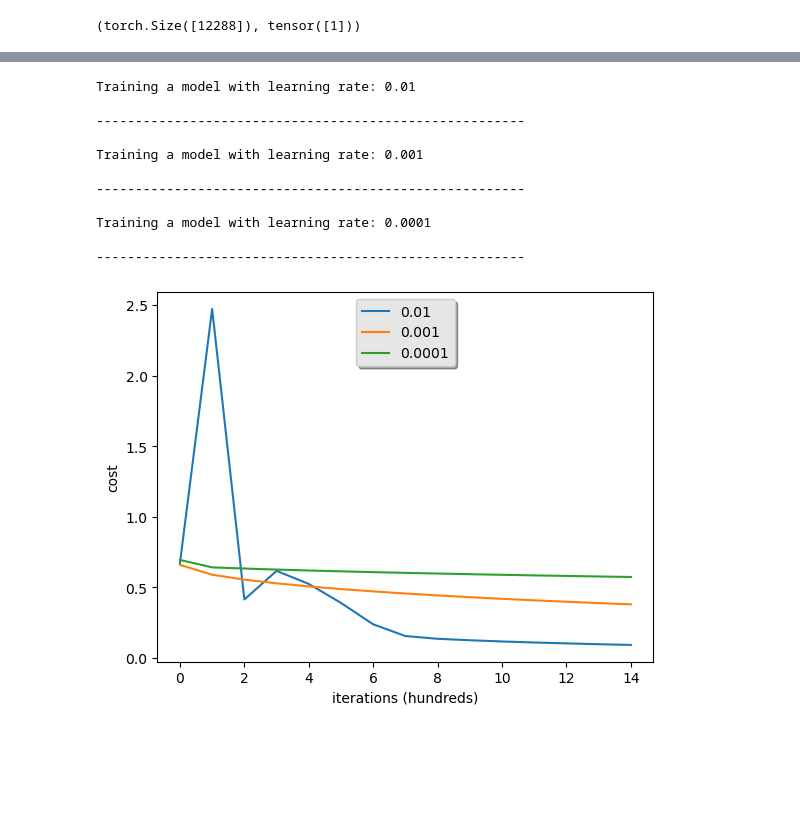
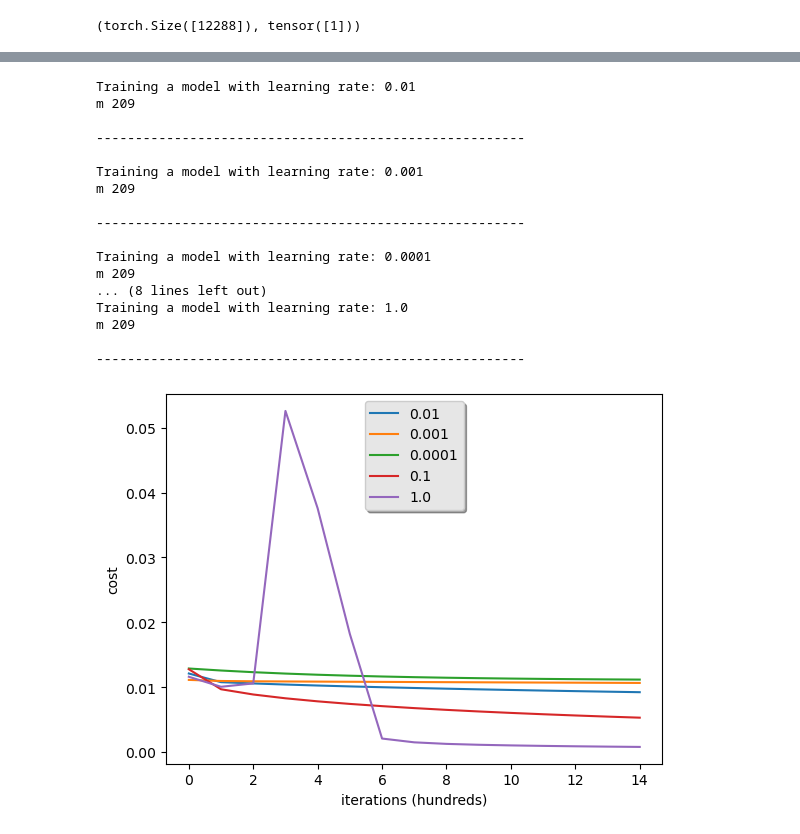
Before and after one commit to caestrada/Deep-Learning-Specialization, a Jupyter notebook: practice-03/logistic-regression-pytorch-1.ipynb, the cells around one changed output, grey strips where cells are left out. Cells and saved outputs as stored; diff of their text form; code cells hidden in the pictures; blank space fills up the shorter version.

Commit message:
refactor to using pytorch batch and linear function

```diff
--- a/practice-03/logistic-regression-pytorch-1.ipynb
+++ b/practice-03/logistic-regression-pytorch-1.ipynb
@@ -209,23 +212,21 @@ def model_2(dset, valid_dset, num_iterations=2000, learning_rate=0.5, print_cost
     dim = x.shape[0]
     linear_layer = nn.Linear(dim, 1)
 
-    dl = DataLoader(dset, batch_size=m)
-    for xb, yb in dl:
-        params, costs = optimize_2(xb, yb, linear_layer, num_iterations, learning_rate, print_cost)
+    params, costs = optimize_2(m, linear_layer, num_iterations, learning_rate, print_cost)
 
-        w = params['w']
-        b = params['b']
-        # Y_prediction_test = predict(linear_layer, w, b, X_test)
-        Y_prediction_train = predict_2(linear_layer, w, b, xb)
+    w = params['w']
+    b = params['b']
+    Y_prediction_test = predict_2(linear_layer, w, b, valid_x)
+    Y_prediction_train = predict_2(linear_layer, w, b, train_x)
 
-        # Print train/test Errors
-        if print_cost:
-            print("train accuracy: {} %".format(100 - torch.mean(np.abs(Y_prediction_train - yb)) * 100))
-            # print("test accuracy: {} %".format(100 - torch.mean(np.abs(Y_prediction_test - Y_test)) * 100))
+    # Print train/test Errors
+    if print_cost:
+        print("train accuracy: {} %".format(100 - torch.mean(torch.abs(Y_prediction_train - train_y)) * 100))
+        print("test accuracy: {} %".format(100 - torch.mean(torch.abs(Y_prediction_test - valid_y)) * 100))
 
 
     d = {"costs": torch.tensor(costs),
-        #  "Y_prediction_test": Y_prediction_test,
+         "Y_prediction_test": Y_prediction_test,
          "Y_prediction_train" : Y_prediction_train,
          "w" : w,
          "b" : b,
@@ -422,32 +270,38 @@ y = tensor(1), you predicted that it is a "0" picture.
 # %%
-learning_rates = [0.01, 0.001, 0.0001]
+learning_rates = [0.01, 0.001, 0.0001, 0.1, 1.]
 models = {}
 
 for lr in learning_rates:
     print ("Training a model with learning rate: " + str(lr))
-    models[str(lr)] = model(train_set_x, train_set_y, test_set_x, test_set_y, num_iterations=1500, learning_rate=lr, print_cost=False)
+    models[str(lr)] = model_2(dset, valid_dset, num_iterations=1500, learning_rate=lr, print_cost=False)
     print ('\n' + "-------------------------------------------------------" + '\n')
 
 for lr in learning_rates:
     plt.plot(np.squeeze(models[str(lr)]["costs"]), label=str(models[str(lr)]["learning_rate"]))
 
 plt.ylabel('cost')
 plt.xlabel('iterations (hundreds)')
 
 legend = plt.legend(loc='upper center', shadow=True)
 frame = legend.get_frame()
 frame.set_facecolor('0.90')
 plt.show()
 # %% [output]
 Training a model with learning rate: 0.01
+m 209
 
 -------------------------------------------------------
 
 Training a model with learning rate: 0.001
+m 209
 
 -------------------------------------------------------
 
 Training a model with learning rate: 0.0001
+m 209
+... (8 lines left out)
+Training a model with learning rate: 1.0
+m 209
 
 -------------------------------------------------------
-[figure, old version]
+[figure, new version]
```
Also changed, not shown: parts of 17 cells of this notebook.
